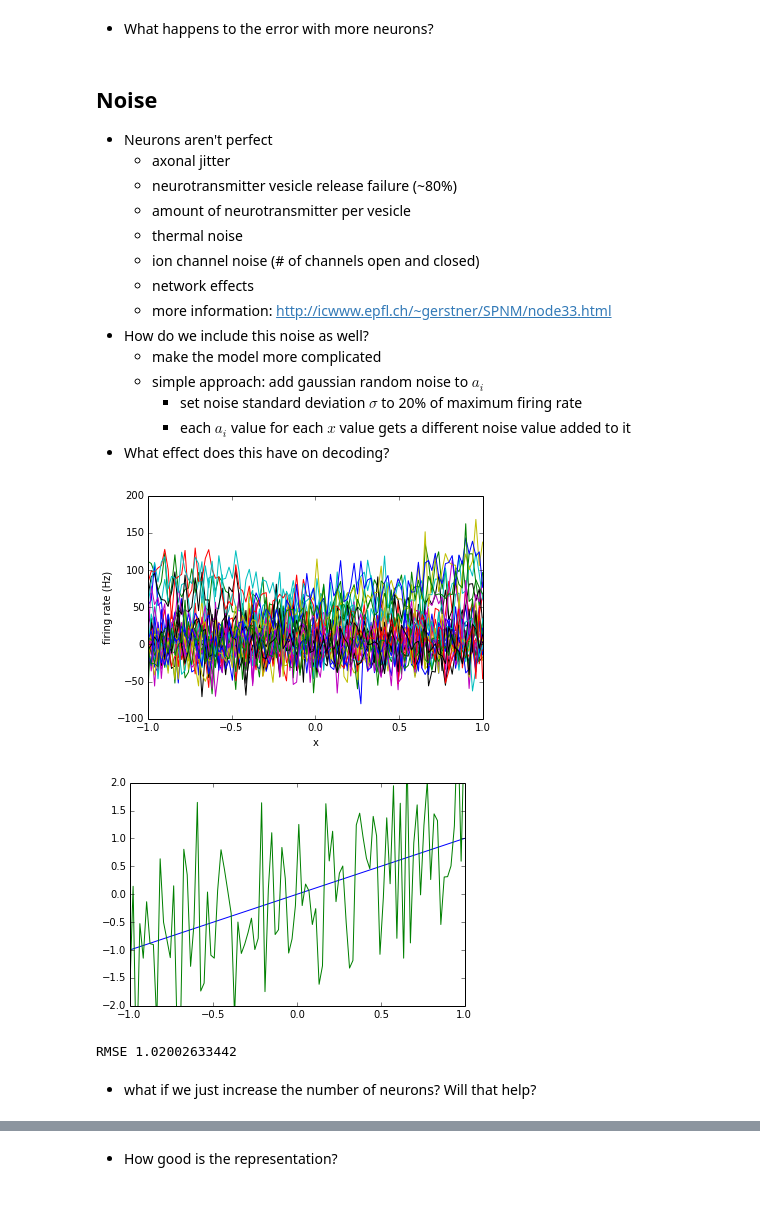
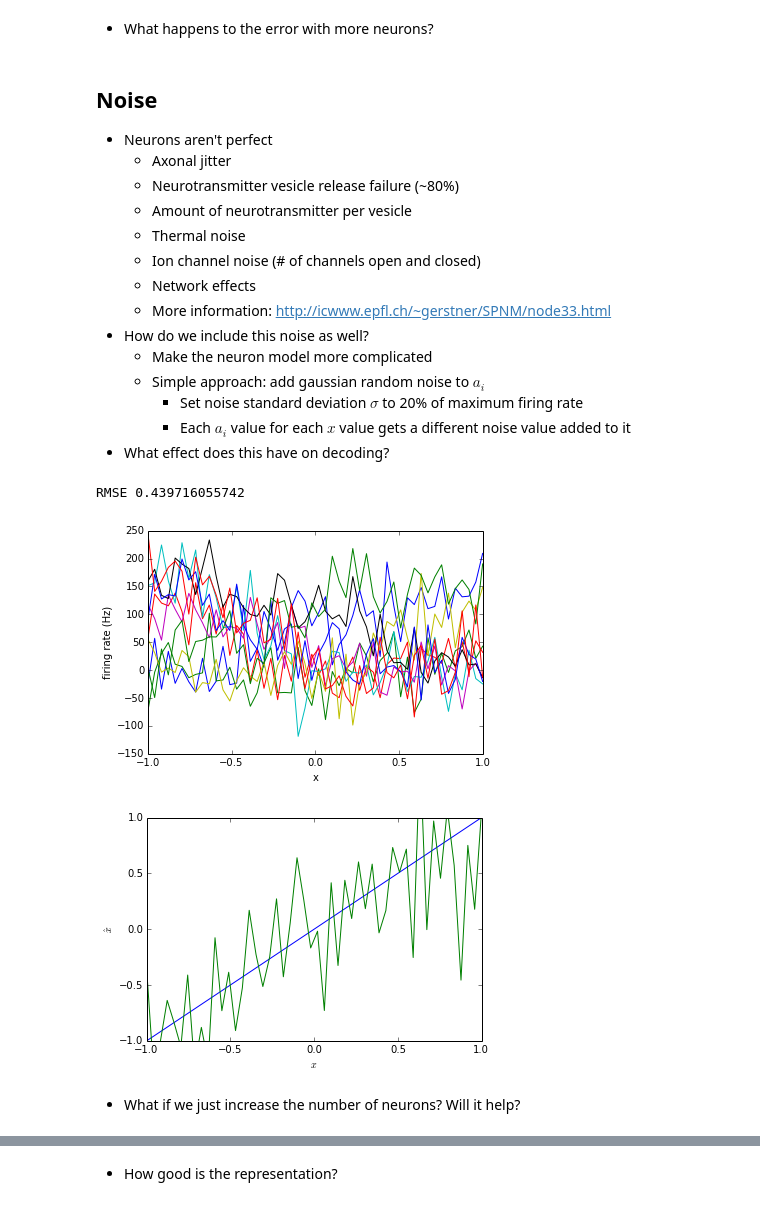
Before and after one commit to celiasmith/syde556, a Jupyter notebook: SYDE 556 Lecture 2 Representation.ipynb, the cells around one changed output, grey strips where cells are left out. Cells and saved outputs as stored; diff of their text form; code cells hidden in the pictures.

```diff
--- a/SYDE 556 Lecture 2 Representation.ipynb
+++ b/SYDE 556 Lecture 2 Representation.ipynb
@@ -392,58 +469,44 @@ RMSE 0.0102481110469
 ## Noise
 
 - Neurons aren't perfect
-    - axonal jitter
-    - neurotransmitter vesicle release failure (~80%)
-    - amount of neurotransmitter per vesicle
-    - thermal noise
-    - ion channel noise (# of channels open and closed)
-    - network effects
-    - more information: http://icwww.epfl.ch/~gerstner/SPNM/node33.html
+    - Axonal jitter
+    - Neurotransmitter vesicle release failure (~80%)
+    - Amount of neurotransmitter per vesicle
+    - Thermal noise
+    - Ion channel noise (# of channels open and closed)
+    - Network effects
+    - More information: http://icwww.epfl.ch/~gerstner/SPNM/node33.html
 - How do we include this noise as well?
-    - make the model more complicated
-    - simple approach: add gaussian random noise to $a_i$
-        - set noise standard deviation $\sigma$ to 20% of maximum firing rate
-        - each $a_i$ value for each $x$ value gets a different noise value added to it
+    - Make the neuron model more complicated
+    - Simple approach: add gaussian random noise to $a_i$
+        - Set noise standard deviation $\sigma$ to 20% of maximum firing rate
+        - Each $a_i$ value for each $x$ value gets a different noise value added to it
 - What effect does this have on decoding?
 # %%
-import numpy
-import syde556
-
-N = 30
-x = numpy.linspace(-1, 1, 100)
-encoders = numpy.random.choice([-1, 1], N)
-alpha = numpy.random.uniform(0.5,2, N)
-bias = numpy.random.uniform(-2, 2, N)
-
-A = syde556.activity(x, encoders, alpha, bias)
-
-
-A_noisy = syde556.add_noise(A, 0.2)
-
-d = syde556.decoders(A, x)
-
+#Have to run previous python cell first
+A_noisy = A + numpy.random.normal(scale=0.2*numpy.max(A), size=A.shape)
 
 xhat = numpy.dot(A_noisy, d)
 
-figure()
-plot(x, A_noisy)
+pyplot.plot(x, A_noisy)
 xlabel('x')
 ylabel('firing rate (Hz)')
 
 figure()
 plot(x, x)
 plot(x, xhat)
-ylim(-2, 2)
+xlabel('$x$')
+ylabel('$\hat{x}$')
+ylim(-1, 1)
 xlim(-1, 1)
 
-show()
 print 'RMSE', np.sqrt(np.average((x-xhat)**2))
 # %% [output]
+RMSE 0.439716055742
-[figure, old version]
+[figure, new version]
-[figure, old version]
+[figure, new version]
-RMSE 1.02002633442
 # %% [markdown]
-- what if we just increase the number of neurons?  Will that help?
+- What if we just increase the number of neurons?  Will it help?
 # %% [markdown]
 ## Taking noise into account
 
```
Also changed, not shown: parts of 42 cells of this notebook, 3 other files.
